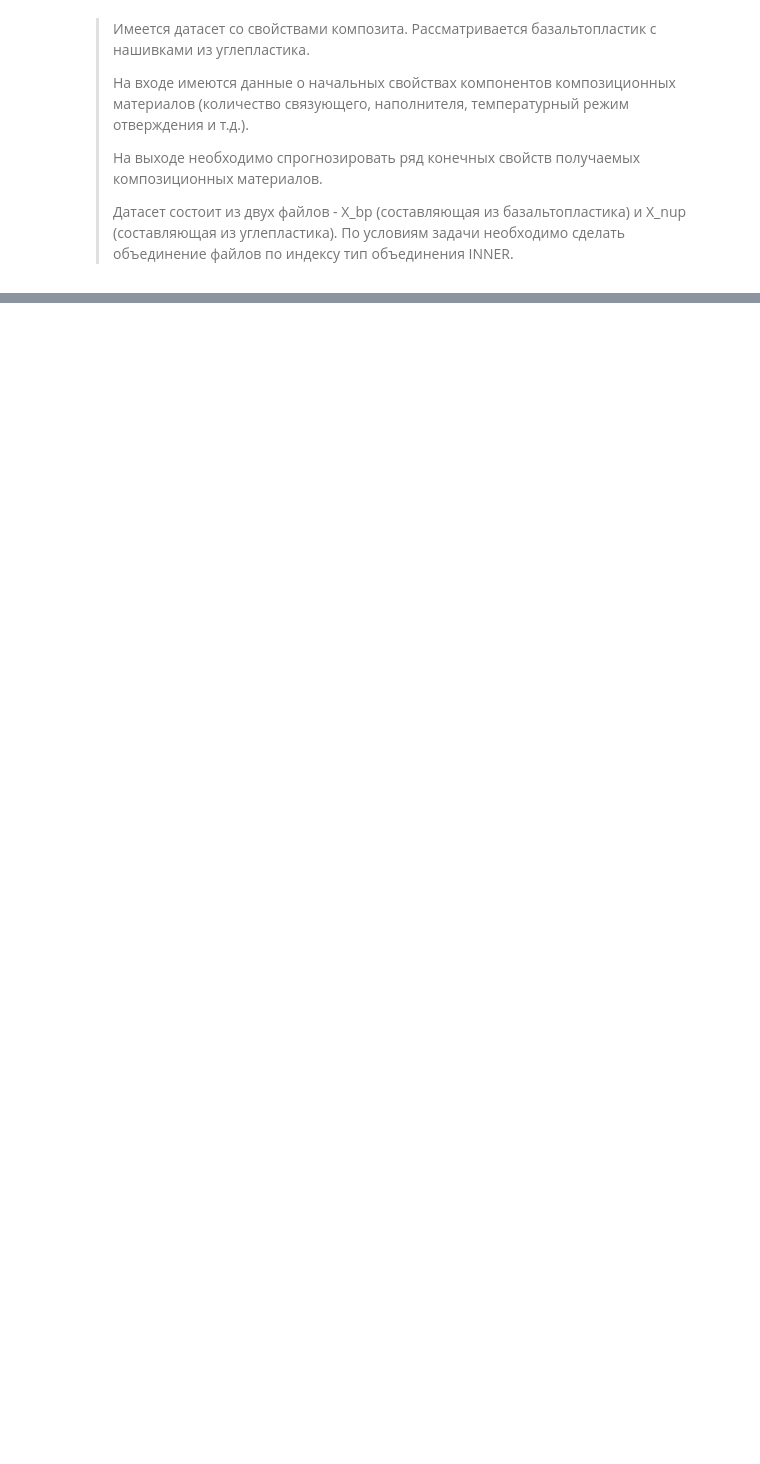
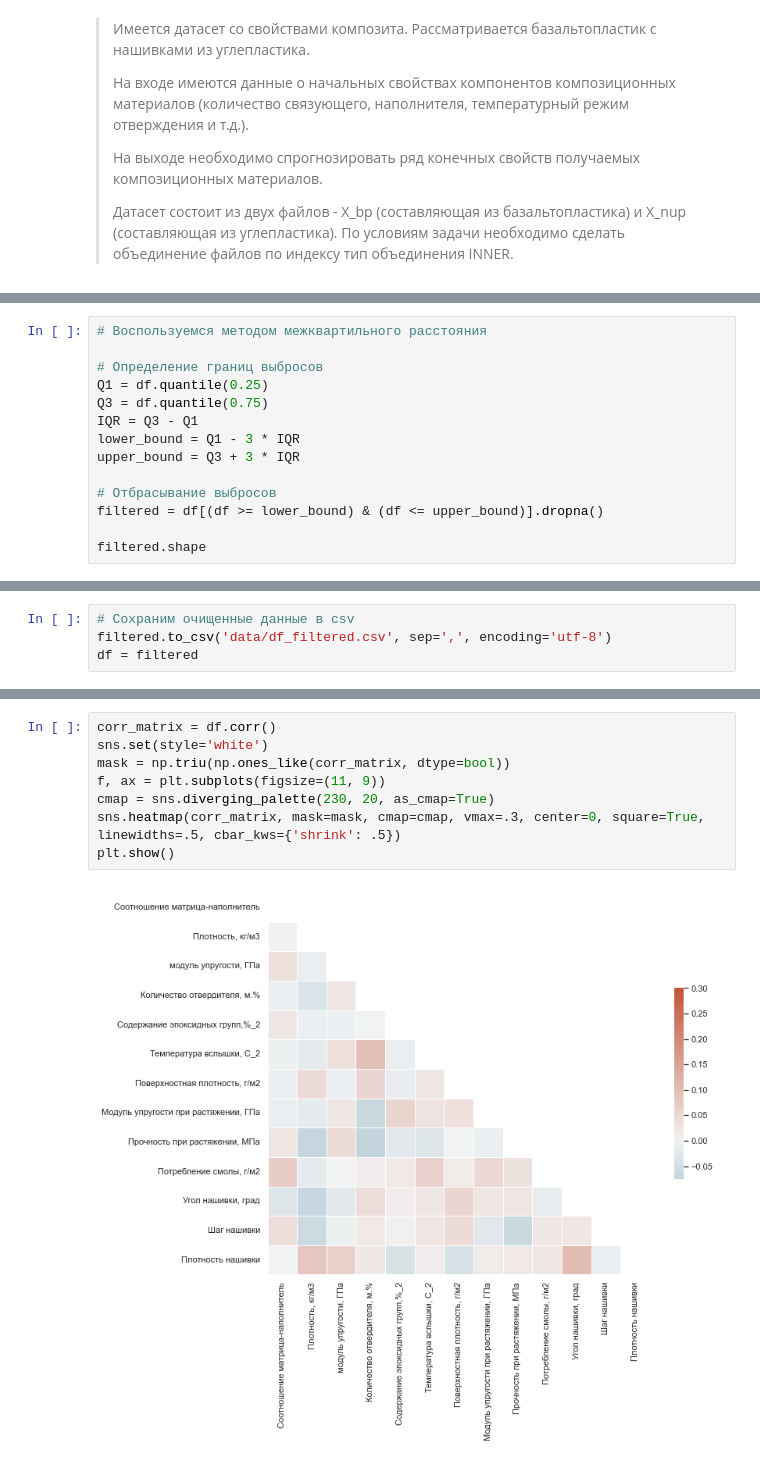
Before and after one commit to alexemus/bmstu_fqw, a Jupyter notebook: fqw.ipynb, the cells around one changed output, grey strips where cells are left out. Drawn from its saved outputs; the diff is of its cells as text; blank space fills up the shorter version.

```diff
--- a/fqw.ipynb
+++ b/fqw.ipynb
@@ -81,0 +269,14 @@ import pickle
+# %%
+# Воспользуемся методом межквартильного расстояния
+
+# Определение границ выбросов
+Q1 = df.quantile(0.25)
+Q3 = df.quantile(0.75)
+IQR = Q3 - Q1
+lower_bound = Q1 - 3 * IQR
+upper_bound = Q3 + 3 * IQR
+
+# Отбрасывание выбросов
+filtered = df[(df >= lower_bound) & (df <= upper_bound)].dropna()
+
+filtered.shape
@@ -81,0 +303,4 @@ import pickle
+# %%
+# Сохраним очищенные данные в csv
+filtered.to_csv('data/df_filtered.csv', sep=',', encoding='utf-8')
+df = filtered
@@ -81,0 +330,10 @@ import pickle
+# %%
+corr_matrix = df.corr()
+sns.set(style='white')
+mask = np.triu(np.ones_like(corr_matrix, dtype=bool))
+f, ax = plt.subplots(figsize=(11, 9))
+cmap = sns.diverging_palette(230, 20, as_cmap=True)
+sns.heatmap(corr_matrix, mask=mask, cmap=cmap, vmax=.3, center=0, square=True, linewidths=.5, cbar_kws={'shrink': .5})
+plt.show()
+# %% [output]
+[figure, added]
```
Also changed, not shown: parts of 34 cells of this notebook.
